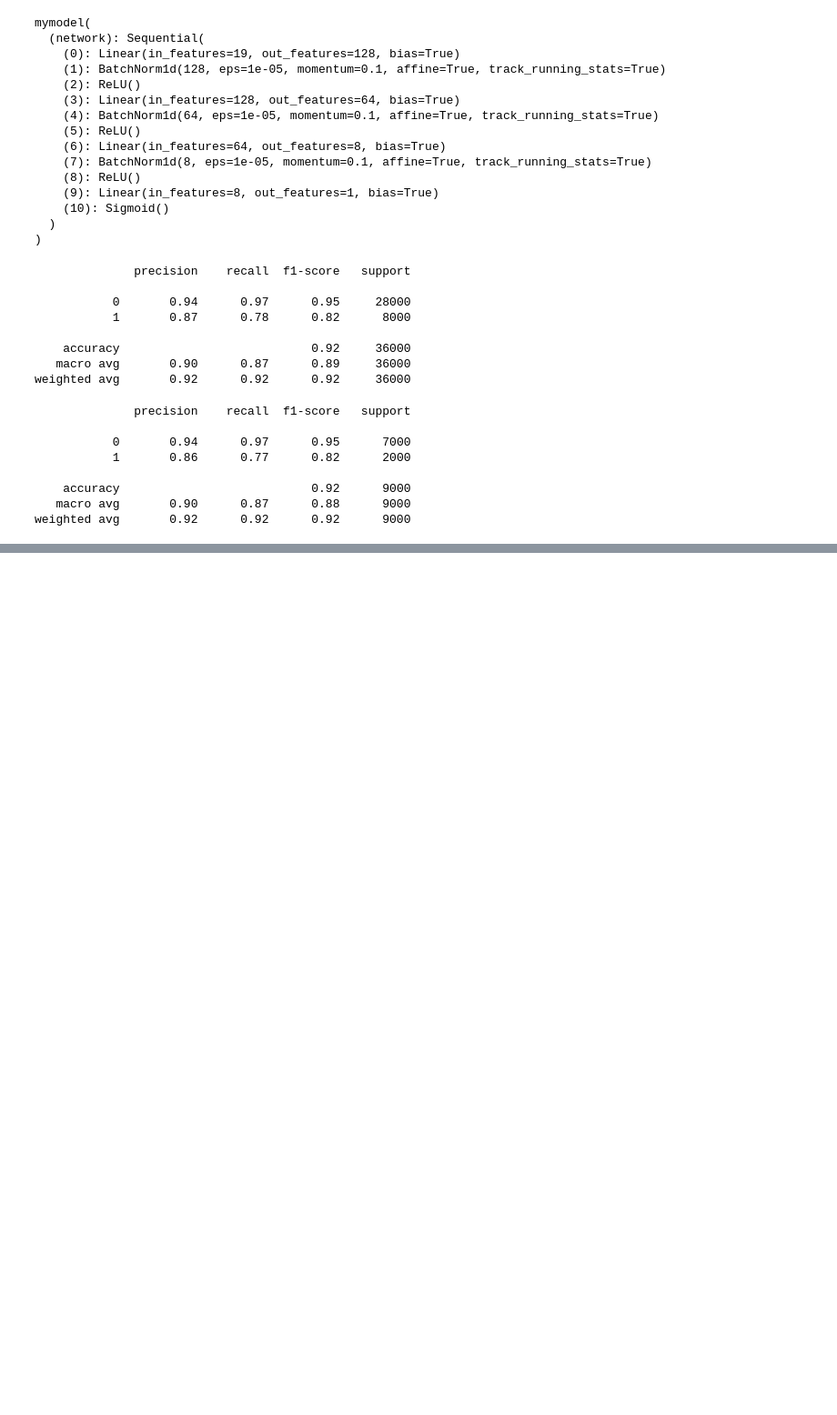
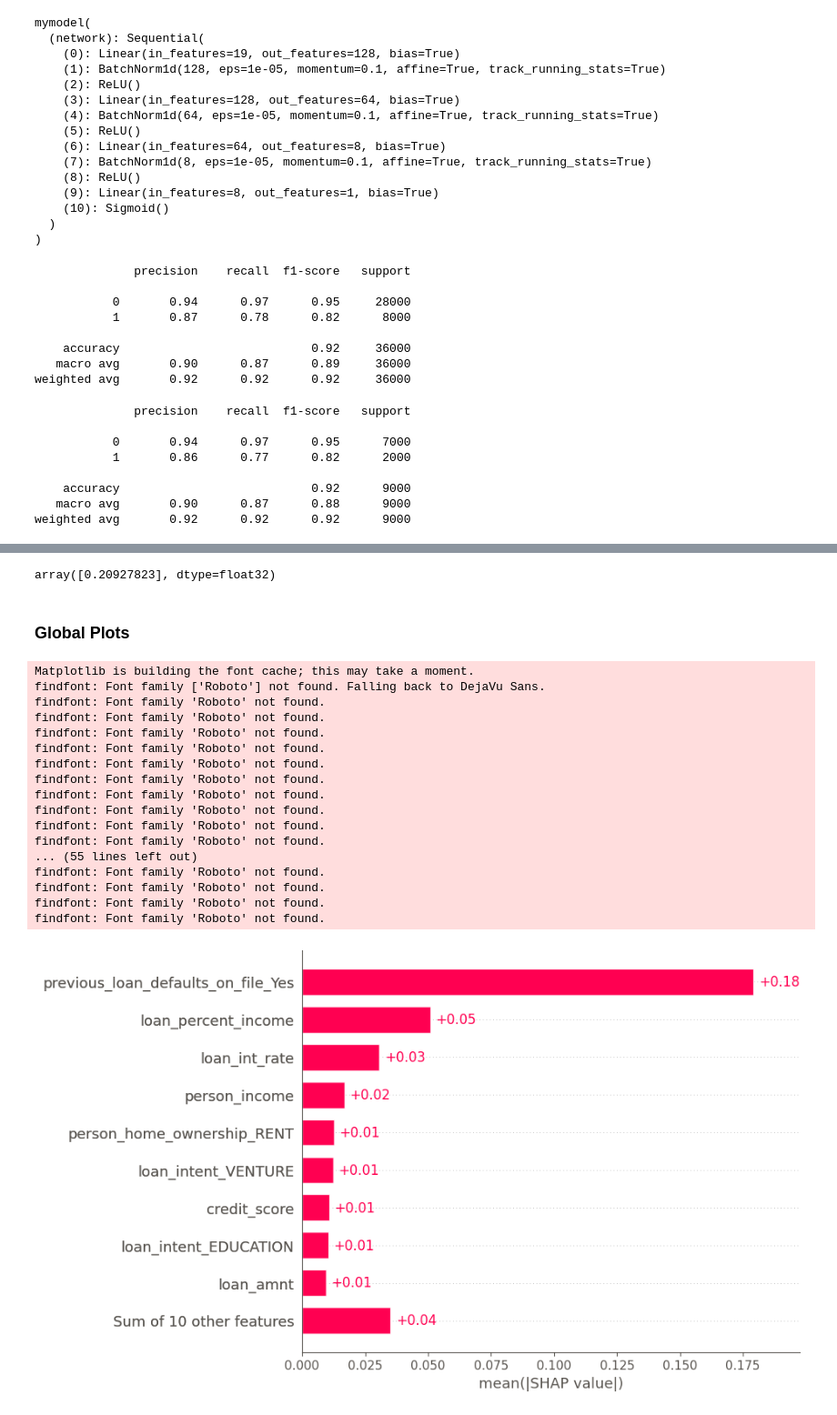
Before and after one commit to shubhamagr24/SHAP-EXP, a Jupyter notebook: ANN/exp.ipynb, the cells around one changed output, grey strips where cells are left out. Shown: that part at 91% size. Saved outputs shown, nothing was run; the diff lists cells and outputs as text; code cells hidden in the pictures; blank space fills up the shorter version.

Commit message:
shap explaination and plots created

```diff
--- a/ANN/exp.ipynb
+++ b/ANN/exp.ipynb
@@ -509,0 +528,2 @@ weighted avg       0.92      0.92      0.92      9000
+# %%
+sample_data=x_test[np.random.choice(x_test.shape[0],100,replace=False),:]
@@ -509,0 +534,2 @@ weighted avg       0.92      0.92      0.92      9000
+# %%
+shap_values=explainer(torch.tensor(sample_data,dtype=torch.float32))
@@ -509,0 +540,2 @@ weighted avg       0.92      0.92      0.92      9000
+# %%
+base_value=explainer.expected_value
@@ -509,0 +554,36 @@ weighted avg       0.92      0.92      0.92      9000
+# %%
+# make changes to the explanation object
+
+shap_values = shap.Explanation(
+    values=shap_values.values,
+    base_values=base_value,
+    data=sample_data,
+    feature_names=preprocessor.get_feature_names_out()
+)
+# %%
+shap_values.base_values
+# %% [output]
+array([0.20927823], dtype=float32)
+# %% [markdown]
+### Global Plots
+# %%
+shap.plots.bar(shap_values[:,:,0])
+# %% [output]
+Matplotlib is building the font cache; this may take a moment.
+findfont: Font family ['Roboto'] not found. Falling back to DejaVu Sans.
+findfont: Font family 'Roboto' not found.
+findfont: Font family 'Roboto' not found.
+findfont: Font family 'Roboto' not found.
+findfont: Font family 'Roboto' not found.
+findfont: Font family 'Roboto' not found.
+findfont: Font family 'Roboto' not found.
+findfont: Font family 'Roboto' not found.
+findfont: Font family 'Roboto' not found.
+findfont: Font family 'Roboto' not found.
+findfont: Font family 'Roboto' not found.
+... (55 lines left out)
+findfont: Font family 'Roboto' not found.
+findfont: Font family 'Roboto' not found.
+findfont: Font family 'Roboto' not found.
+findfont: Font family 'Roboto' not found.
+[figure, added]
```
Also changed, not shown: parts of 13 cells of this notebook, 1 other file.
